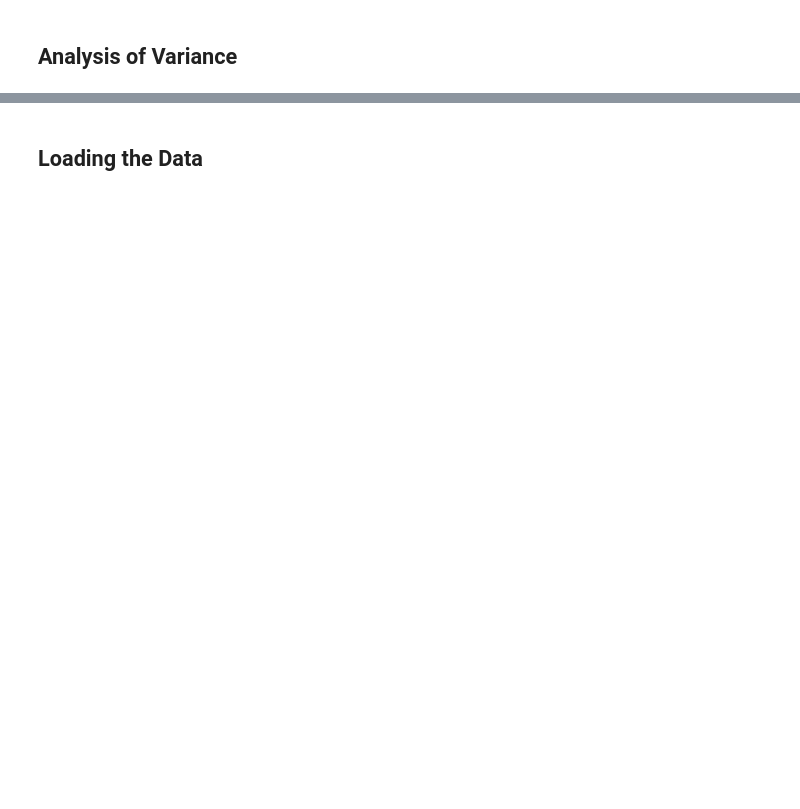
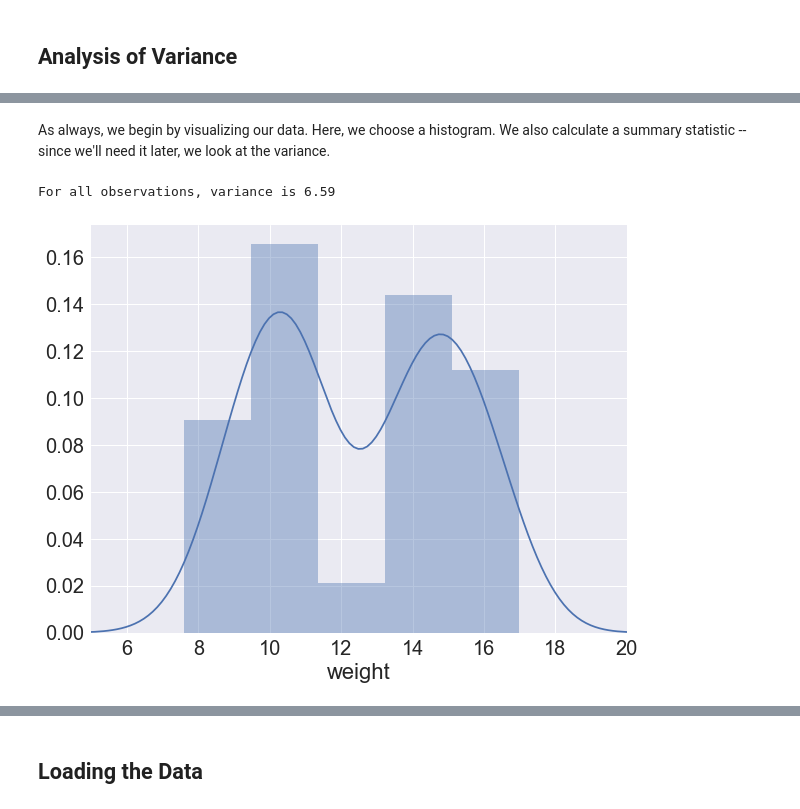
Before and after one commit to charlesfrye/AppliedStatisticsForNeuroscience, a Jupyter notebook: 05 - ANOVA I/Tutorial - ANOVA by Hand.ipynb, the cells around one changed output, grey strips where cells are left out. Drawn from its saved outputs; the diff is of its cells as text; code cells hidden in the pictures; blank space fills up the shorter version.

```diff
--- a/05 - ANOVA I/Tutorial - ANOVA by Hand.ipynb
+++ b/05 - ANOVA I/Tutorial - ANOVA by Hand.ipynb
@@ -31,0 +55,14 @@ Define familywise error rate here?
+# %%
+N = 50
+
+def produce_dog_dataframe(N, weight_effect = 5):
+    breeds = [0]*N+[1]*N
+    hair_lengths = np.random.permutation(breeds)
+    weights = [np.random.standard_normal()+10+weight_effect*breed for breed in breeds]
+    dogs = pd.DataFrame.from_items([("breed",breeds),
+                                 ("weight",weights),
+                                   ("hair_length",hair_lengths)])
+    return dogs
+
+dogs = produce_dog_dataframe(N)
+dogs.sample(5)
@@ -31,0 +76,20 @@ Define familywise error rate here?
+# %% [markdown]
+As always,
+we begin by visualizing our data.
+Here, we choose a histogram.
+We also calculate a summary statistic --
+since we'll need it later,
+we look at the variance.
+# %%
+def plot_data(dataframe, observation_name):
+    sns.distplot(dataframe[observation_name])
+    plt.xlim(5, 20)
+    print_variance(dataframe[observation_name], "all observations")
+
+def print_variance(array, name):
+    print("For "+ name + ", variance is {:.2f}".format(np.var(array)))
+
+plot_data(dogs, "weight")
+# %% [output]
+For all observations, variance is 6.59
+[figure, added]
```
Also changed, not shown: parts of 58 cells of this notebook.
